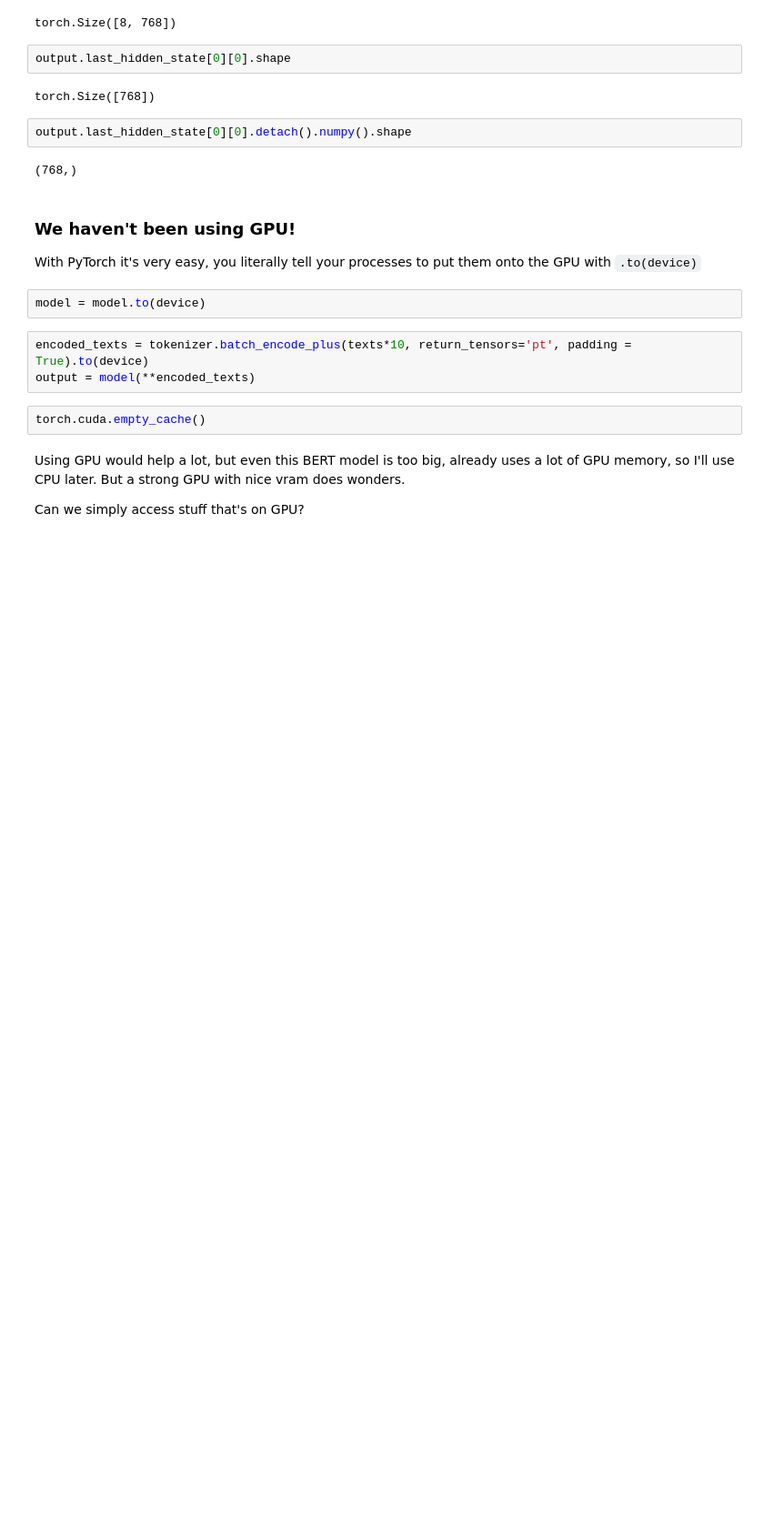
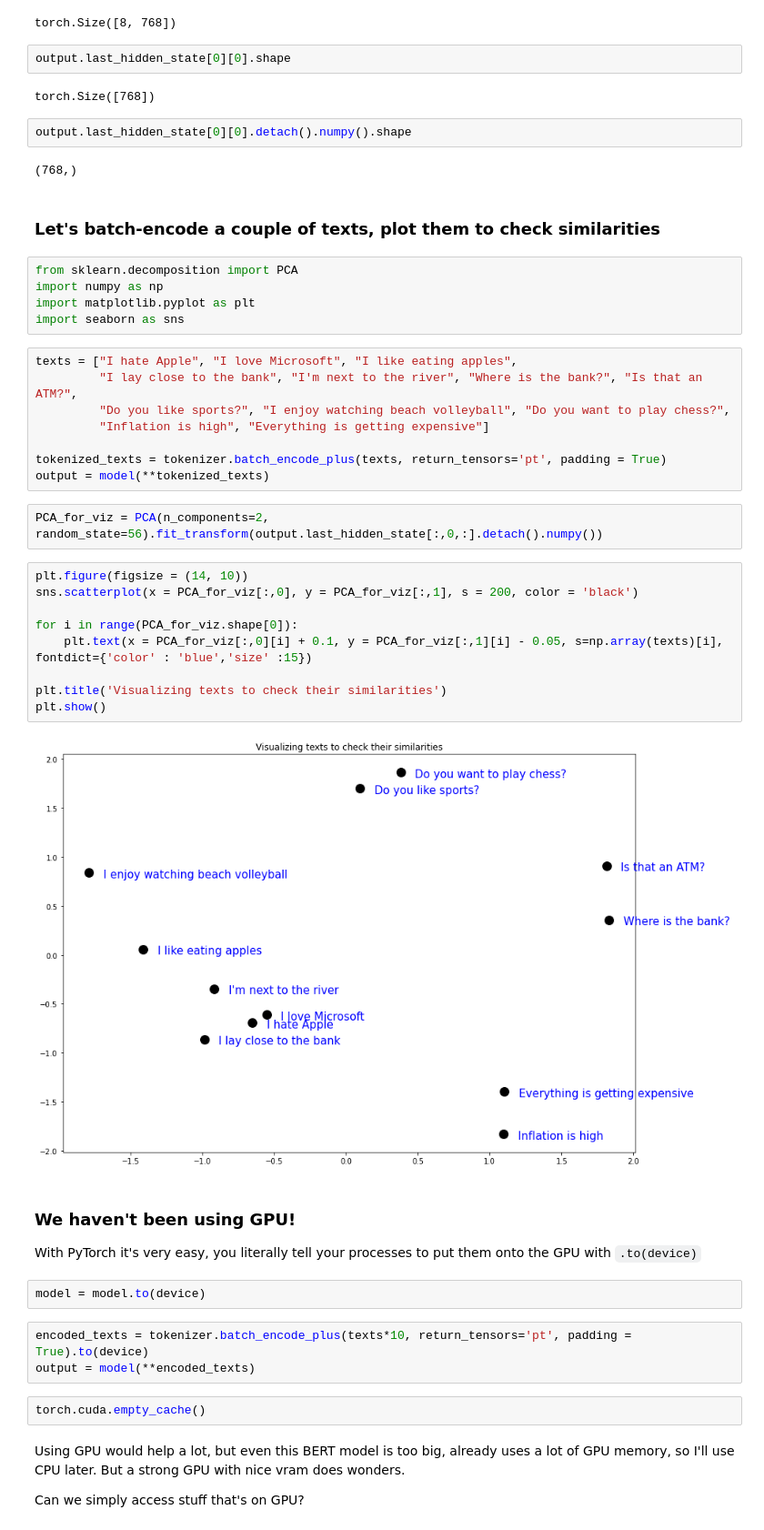
Before and after one commit to kristofrabay/flask_experiment, a Jupyter notebook: notebooks/bert_tutorial.ipynb, the cells around one changed output. Shown at 91% size. Saved outputs shown, nothing was run; the diff lists cells and outputs as text; blank space fills up the shorter version.

```diff
--- a/notebooks/bert_tutorial.ipynb
+++ b/notebooks/bert_tutorial.ipynb
@@ -229,6 +229,34 @@ torch.Size([768])
 output.last_hidden_state[0][0].detach().numpy().shape
 # %% [output]
 (768,)
+# %% [markdown]
+### Let's batch-encode a couple of texts, plot them to check similarities
+# %%
+from sklearn.decomposition import PCA
+import numpy as np
+import matplotlib.pyplot as plt
+import seaborn as sns
+# %%
+texts = ["I hate Apple", "I love Microsoft", "I like eating apples",
+         "I lay close to the bank", "I'm next to the river", "Where is the bank?", "Is that an ATM?",
+         "Do you like sports?", "I enjoy watching beach volleyball", "Do you want to play chess?",
+         "Inflation is high", "Everything is getting expensive"]
+
+tokenized_texts = tokenizer.batch_encode_plus(texts, return_tensors='pt', padding = True)
+output = model(**tokenized_texts)
+# %%
+PCA_for_viz = PCA(n_components=2, random_state=56).fit_transform(output.last_hidden_state[:,0,:].detach().numpy())
+# %%
+plt.figure(figsize = (14, 10))
+sns.scatterplot(x = PCA_for_viz[:,0], y = PCA_for_viz[:,1], s = 200, color = 'black')
+
+for i in range(PCA_for_viz.shape[0]):
+    plt.text(x = PCA_for_viz[:,0][i] + 0.1, y = PCA_for_viz[:,1][i] - 0.05, s=np.array(texts)[i], fontdict={'color' : 'blue','size' :15})
+
+plt.title('Visualizing texts to check their similarities')
+plt.show()
+# %% [output]
+[figure, added]
 # %% [markdown]
 ### We haven't been using GPU!
 
```
Also changed, not shown: parts of 3 cells of this notebook, 1 other file.
